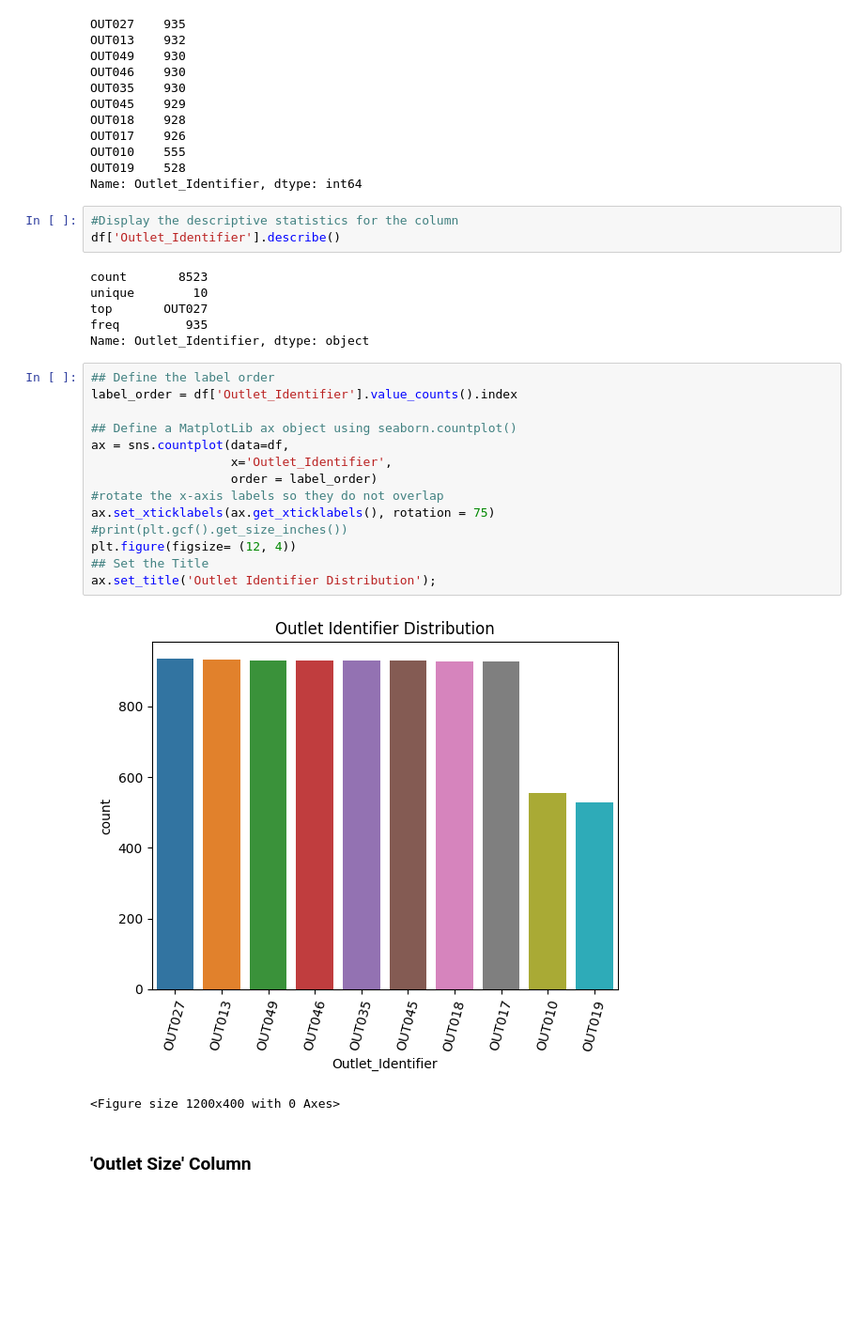
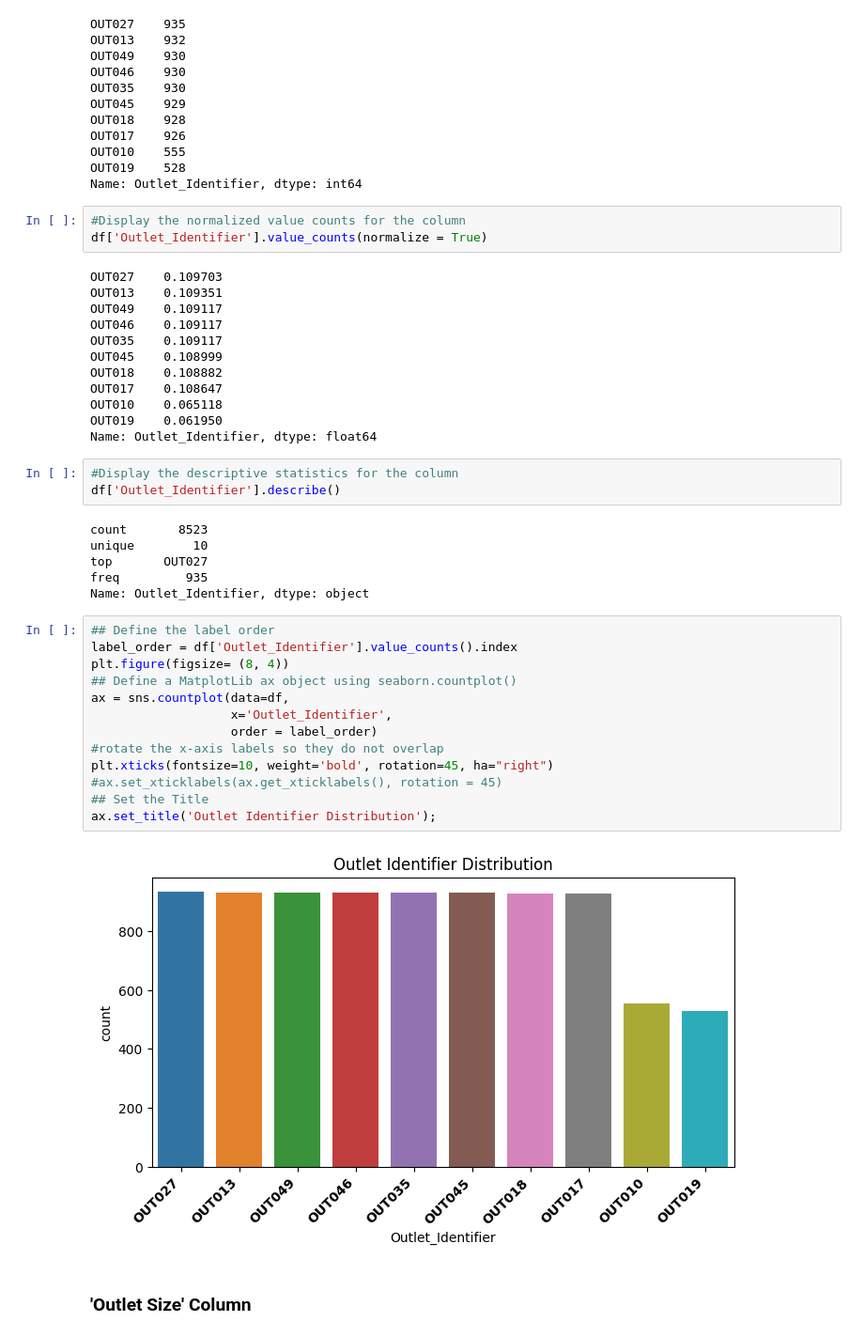
Before and after one commit to Mhoover41/Prediction-of-Product-Sales, a Jupyter notebook: Prediction_of_Product_Sales_Project_Melissa_Hoover.ipynb, the cells around one changed output. Shown: that part at 94% size. Saved outputs shown, nothing was run; the diff lists cells and outputs as text; blank space fills up the shorter version.

```diff
--- a/Prediction_of_Product_Sales_Project_Melissa_Hoover.ipynb
+++ b/Prediction_of_Product_Sales_Project_Melissa_Hoover.ipynb
@@ -742,6 +767,21 @@ OUT017    926
 OUT010    555
 OUT019    528
 Name: Outlet_Identifier, dtype: int64
+# %%
+#Display the normalized value counts for the column
+df['Outlet_Identifier'].value_counts(normalize = True)
+# %% [output]
+OUT027    0.109703
+OUT013    0.109351
+OUT049    0.109117
+OUT046    0.109117
+OUT035    0.109117
+OUT045    0.108999
+OUT018    0.108882
+OUT017    0.108647
+OUT010    0.065118
+OUT019    0.061950
+Name: Outlet_Identifier, dtype: float64
 # %%
 #Display the descriptive statistics for the column
 df['Outlet_Identifier'].describe()
@@ -754,20 +794,18 @@ Name: Outlet_Identifier, dtype: object
 # %%
 ## Define the label order
 label_order = df['Outlet_Identifier'].value_counts().index
-
+plt.figure(figsize= (8, 4))
 ## Define a MatplotLib ax object using seaborn.countplot()
 ax = sns.countplot(data=df,
                    x='Outlet_Identifier',
                    order = label_order)
 #rotate the x-axis labels so they do not overlap
-ax.set_xticklabels(ax.get_xticklabels(), rotation = 75)
-#print(plt.gcf().get_size_inches())
-plt.figure(figsize= (12, 4))
+plt.xticks(fontsize=10, weight='bold', rotation=45, ha="right")
+#ax.set_xticklabels(ax.get_xticklabels(), rotation = 45)
 ## Set the Title
 ax.set_title('Outlet Identifier Distribution');
 # %% [output]
-[figure, old version]
+[figure, new version]
-<Figure size 1200x400 with 0 Axes>
 # %% [markdown]
 ### 'Outlet Size' Column
 # %%
```
Also changed, not shown: parts of 19 cells of this notebook.
